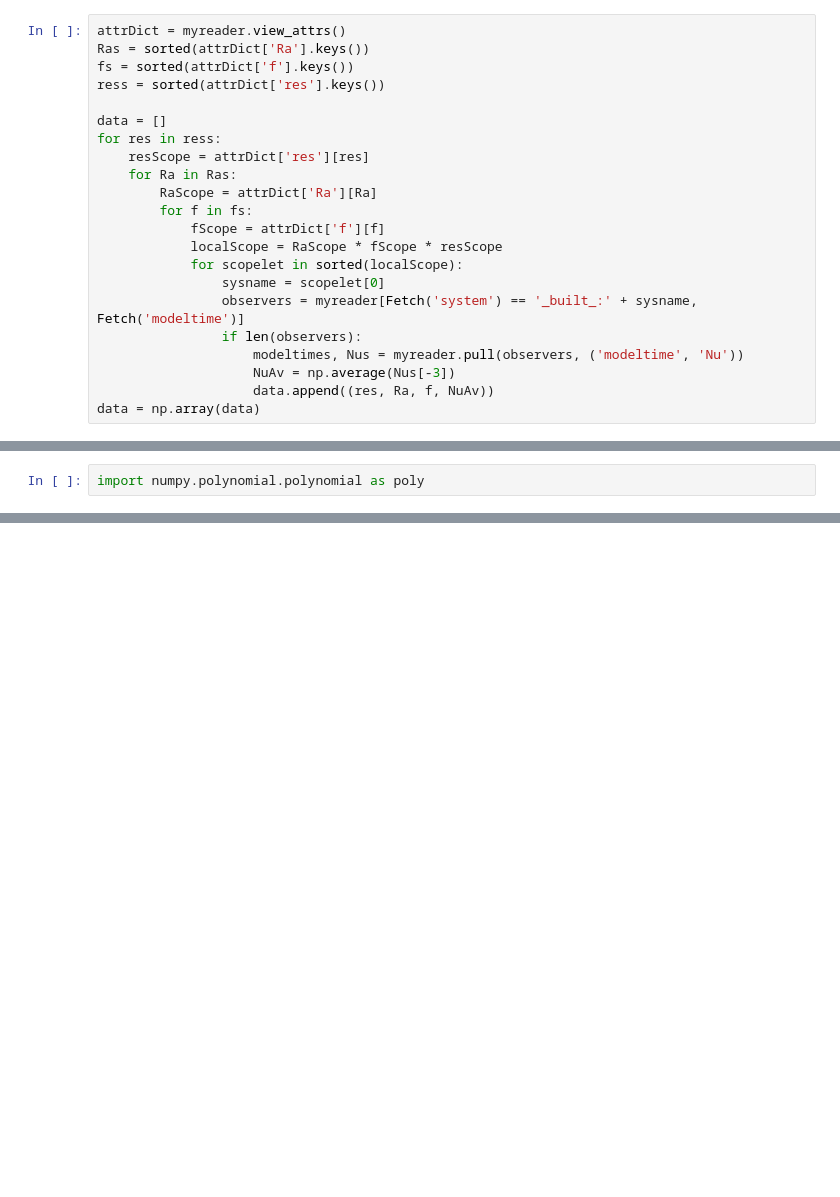
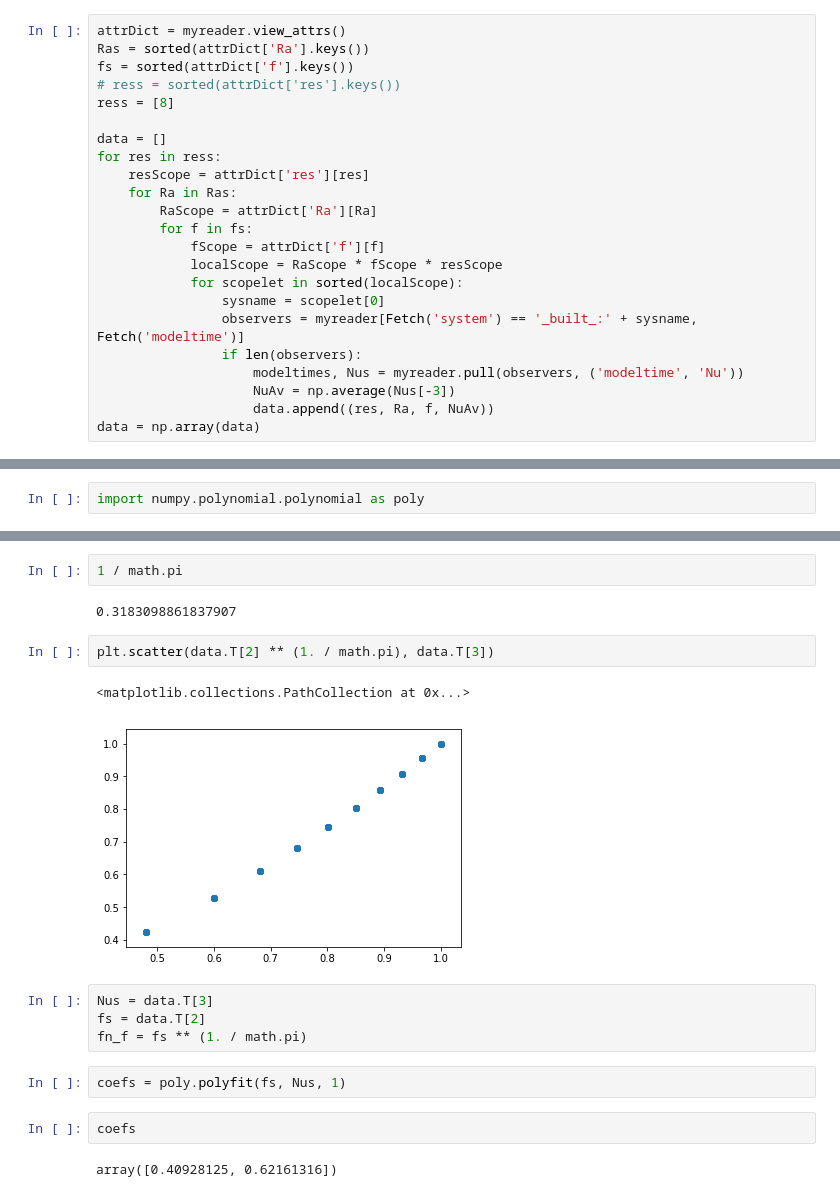
Before and after one commit to rsbyrne/codework, a Jupyter notebook: working_077b.ipynb, the cells around one changed output, grey strips where cells are left out. Drawn from its saved outputs; the diff is of its cells as text; blank space fills up the shorter version.

```diff
--- a/working_077b.ipynb
+++ b/working_077b.ipynb
@@ -93,7 +94,8 @@ ress
 attrDict = myreader.view_attrs()
 Ras = sorted(attrDict['Ra'].keys())
 fs = sorted(attrDict['f'].keys())
-ress = sorted(attrDict['res'].keys())
+# ress = sorted(attrDict['res'].keys())
+ress = [8]
 
 data = []
 for res in ress:
@@ -176,0 +176,19 @@ len(mything)
+# %%
+1 / math.pi
+# %% [output]
+0.3183098861837907
+# %%
+plt.scatter(data.T[2] ** (1. / math.pi), data.T[3])
+# %% [output]
+<matplotlib.collections.PathCollection at 0x...>
+[figure, added]
+# %%
+Nus = data.T[3]
+fs = data.T[2]
+fn_f = fs ** (1. / math.pi)
+# %%
+coefs = poly.polyfit(fs, Nus, 1)
+# %%
+coefs
+# %% [output]
+array([0.40928125, 0.62161316])
```
Also changed, not shown: parts of 19 cells of this notebook, 6 other files.
